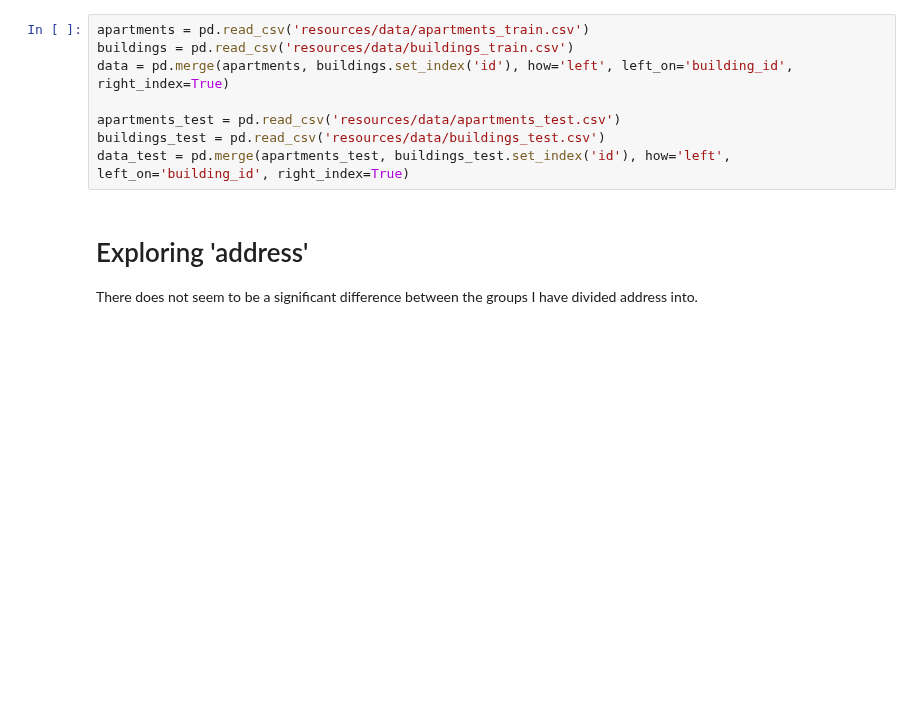
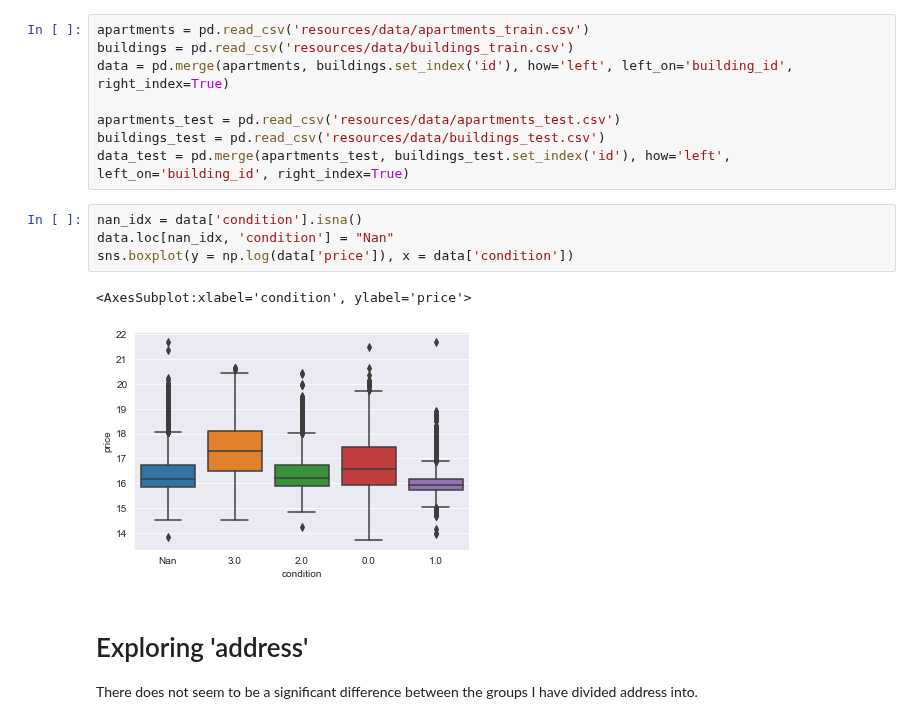
Before and after one commit to jimoskar/ml, a Jupyter notebook: project/jim_EDA.ipynb, the cells around one changed output. Saved outputs shown, nothing was run; the diff lists cells and outputs as text; blank space fills up the shorter version.

```diff
--- a/project/jim_EDA.ipynb
+++ b/project/jim_EDA.ipynb
@@ -17,6 +17,13 @@ data = pd.merge(apartments, buildings.set_index('id'), how='left', left_on='buil
 apartments_test = pd.read_csv('resources/data/apartments_test.csv')
 buildings_test = pd.read_csv('resources/data/buildings_test.csv')
 data_test = pd.merge(apartments_test, buildings_test.set_index('id'), how='left', left_on='building_id', right_index=True)
+# %%
+nan_idx = data['condition'].isna()
+data.loc[nan_idx, 'condition'] = "Nan"
+sns.boxplot(y = np.log(data['price']), x = data['condition'])
+# %% [output]
+<AxesSubplot:xlabel='condition', ylabel='price'>
+[figure, added]
 # %% [markdown]
 # Exploring 'address'
 There does not seem to be a significant difference between the groups I have divided address into.
```
Also changed, not shown: parts of 1 cell of this notebook, 2 other files.
